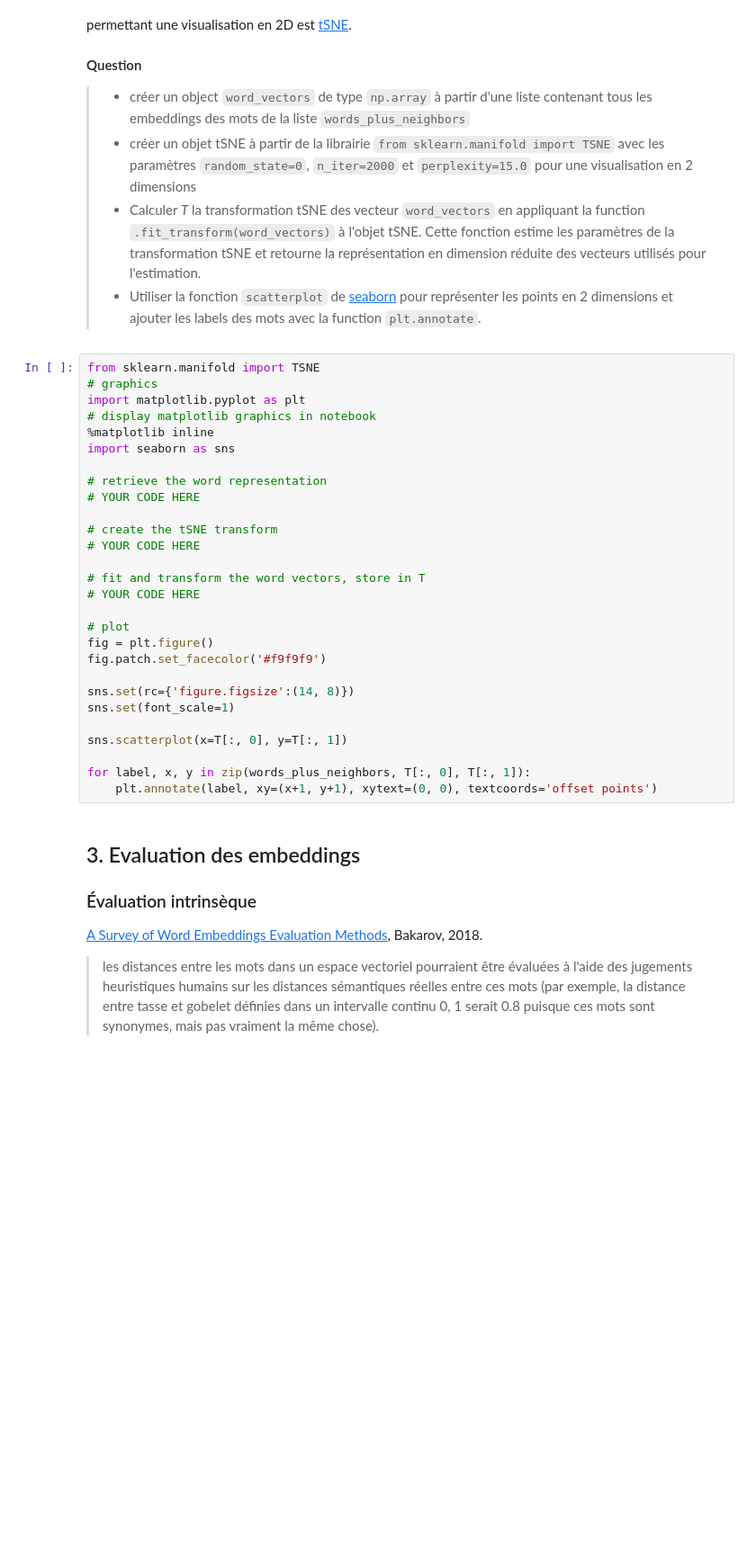
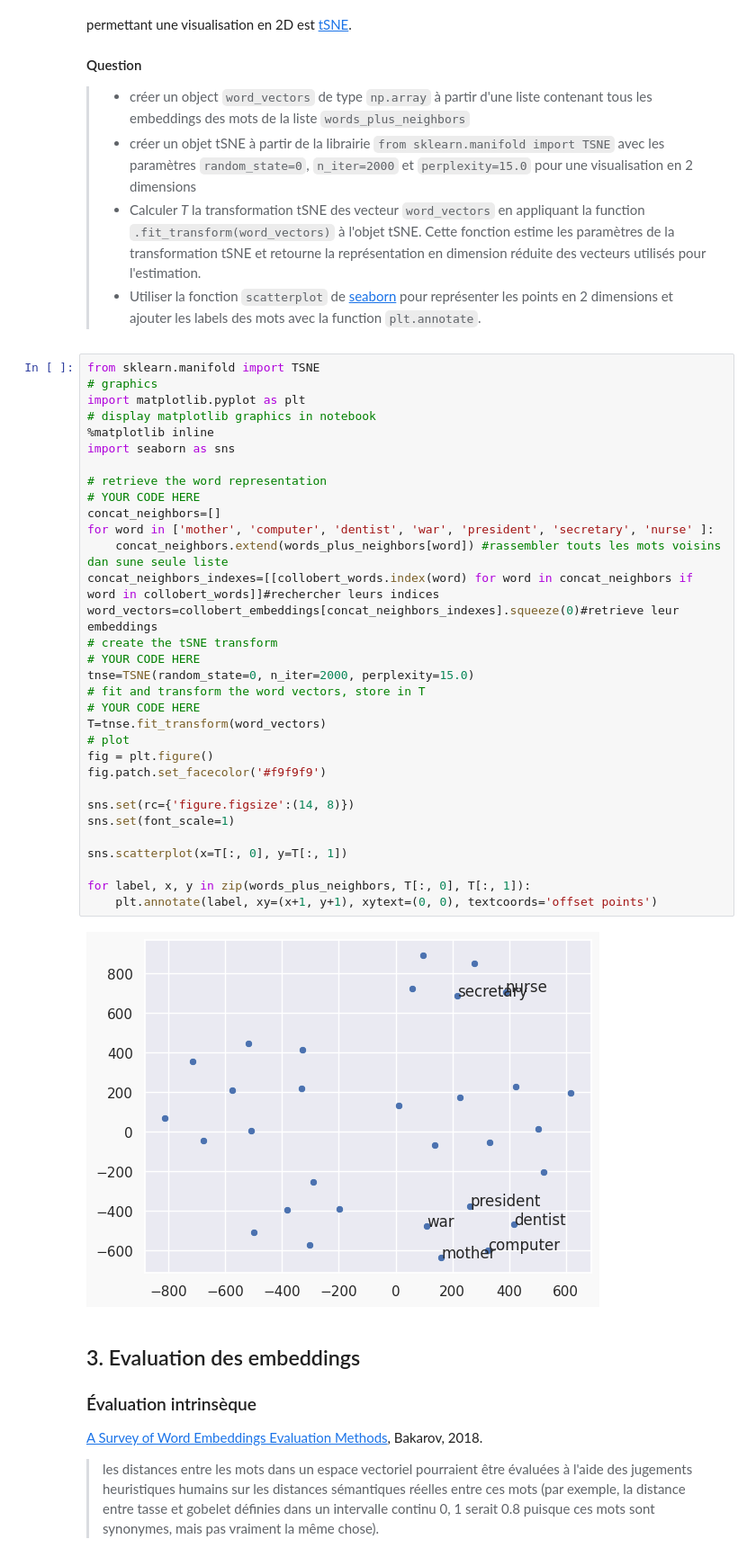
Before and after one commit to Kodro23/nlp-lab-text-embedding, a Jupyter notebook: Embeddings_20024.ipynb, the cells around one changed output. Shown at 90% size. Saved outputs shown, nothing was run; the diff lists cells and outputs as text; blank space fills up the shorter version.

```diff
--- a/Embeddings_20024.ipynb
+++ b/Embeddings_20024.ipynb
@@ -130,31 +122,37 @@ Les embeddings sont des vecteurs de plusieurs centaines de dimensions. Il n'est
 # %%
 from sklearn.manifold import TSNE
 # graphics
 import matplotlib.pyplot as plt
 # display matplotlib graphics in notebook
 %matplotlib inline
 import seaborn as sns
 
 # retrieve the word representation
 # YOUR CODE HERE
-
+concat_neighbors=[]
+for word in ['mother', 'computer', 'dentist', 'war', 'president', 'secretary', 'nurse' ]:
+    concat_neighbors.extend(words_plus_neighbors[word]) #rassembler touts les mots voisins dan sune seule liste
+concat_neighbors_indexes=[[collobert_words.index(word) for word in concat_neighbors if word in collobert_words]]#rechercher leurs indices
+word_vectors=collobert_embeddings[concat_neighbors_indexes].squeeze(0)#retrieve leur embeddings
 # create the tSNE transform
 # YOUR CODE HERE
-
+tnse=TSNE(random_state=0, n_iter=2000, perplexity=15.0)
 # fit and transform the word vectors, store in T
 # YOUR CODE HERE
-
+T=tnse.fit_transform(word_vectors)
 # plot
 fig = plt.figure()
 fig.patch.set_facecolor('#f9f9f9')
 
 sns.set(rc={'figure.figsize':(14, 8)})
 sns.set(font_scale=1)
 
 sns.scatterplot(x=T[:, 0], y=T[:, 1])
 
 for label, x, y in zip(words_plus_neighbors, T[:, 0], T[:, 1]):
     plt.annotate(label, xy=(x+1, y+1), xytext=(0, 0), textcoords='offset points')
+# %% [output]
+[figure, added]
 # %% [markdown]
 ## 3. Evaluation des embeddings
 
```
Also changed, not shown: parts of 4 cells of this notebook, 2 other files.
